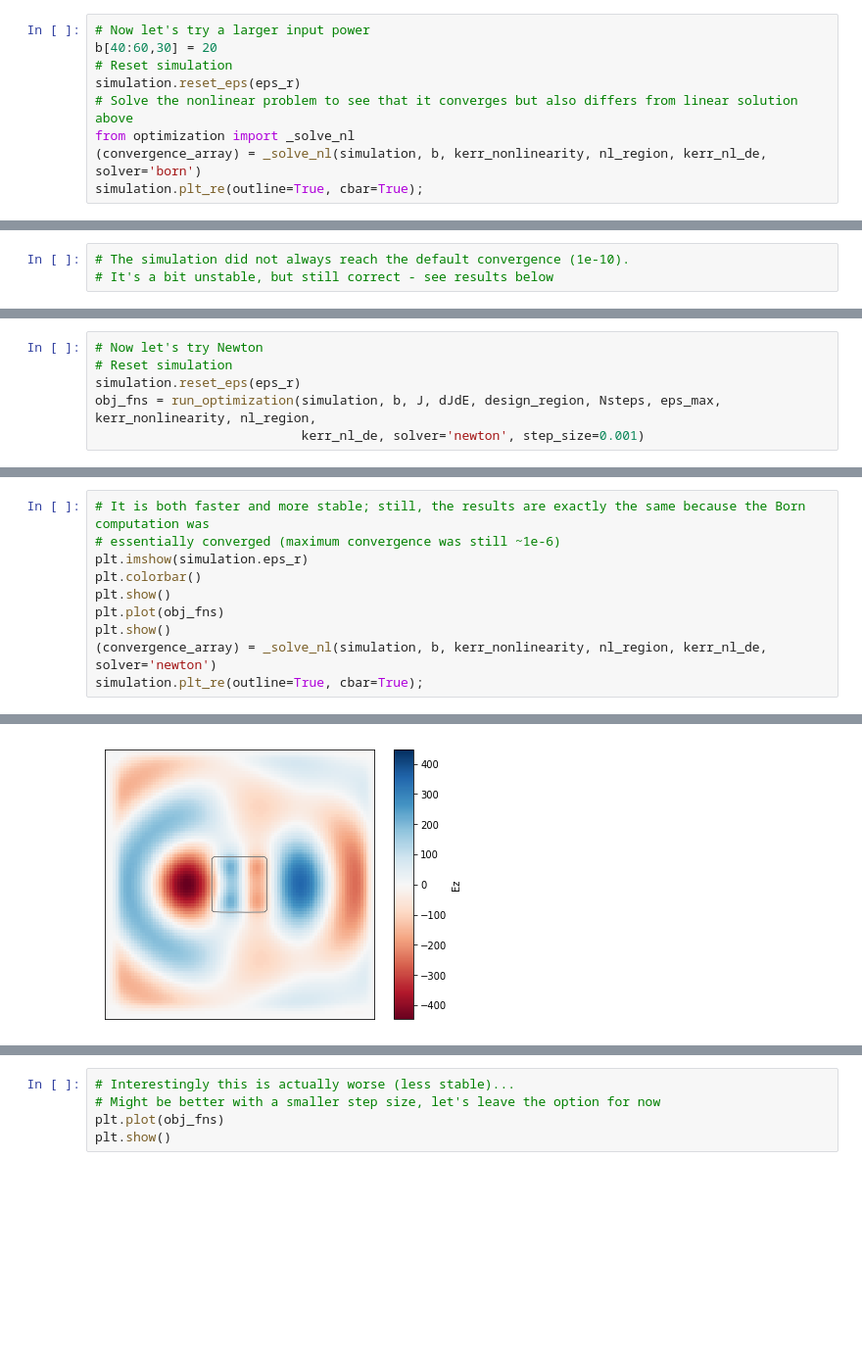
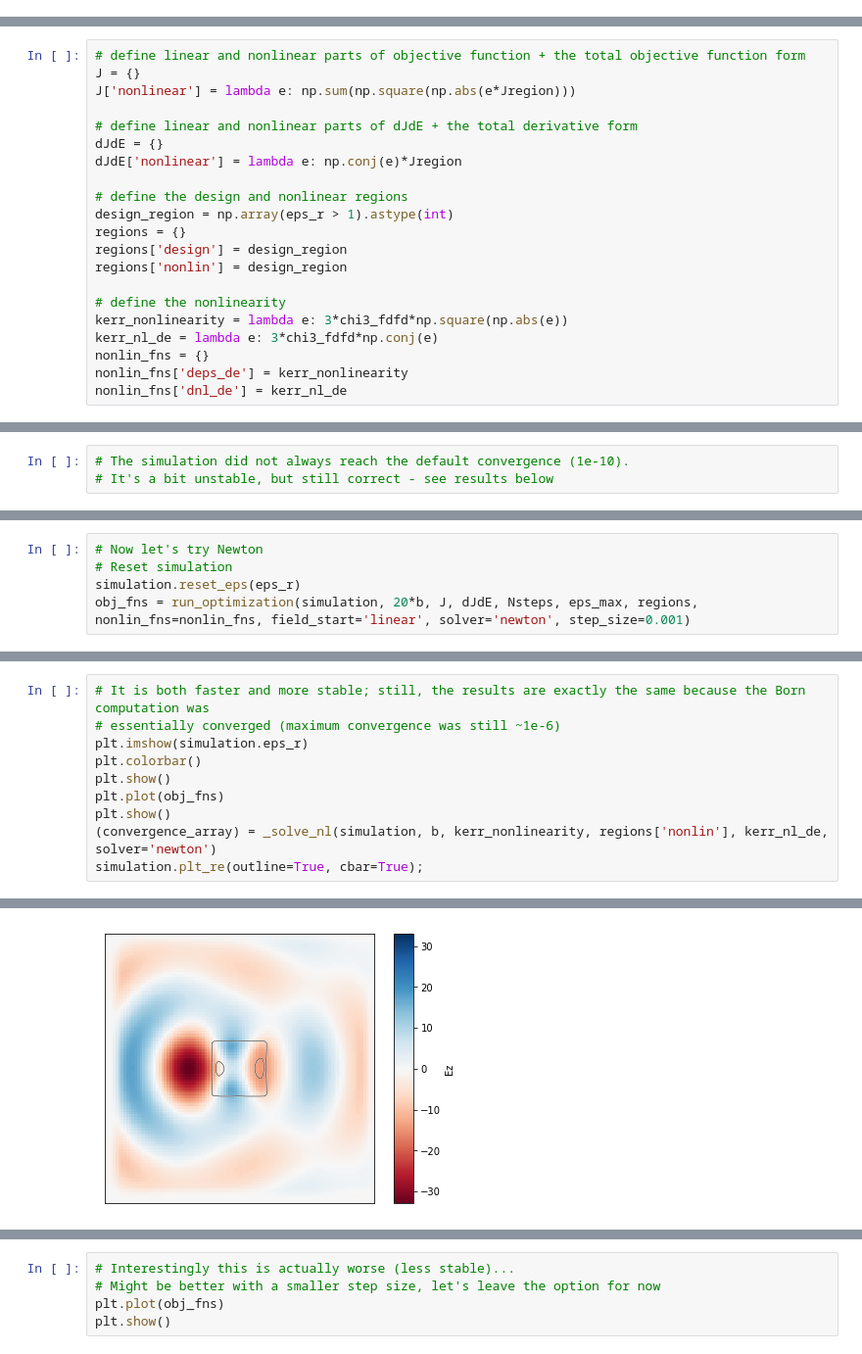
Before and after one commit to fancompute/angler, a Jupyter notebook: Notebooks/optimization.ipynb, the cells around one changed output, grey strips where cells are left out. Shown: that part at 98% size. Saved outputs shown, nothing was run; the diff lists cells and outputs as text; blank space fills up the shorter version.

Commit message:
updated the optimization notebook with new run_opitimization calls

```diff
--- a/Notebooks/optimization.ipynb
+++ b/Notebooks/optimization.ipynb
@@ -133,9 +121,0 @@ plt.show()
-# %%
-# Now let's try a larger input power
-b[40:60,30] = 20
-# Reset simulation
-simulation.reset_eps(eps_r)
-# Solve the nonlinear problem to see that it converges but also differs from linear solution above
-from optimization import _solve_nl
-(convergence_array) = _solve_nl(simulation, b, kerr_nonlinearity, nl_region, kerr_nl_de, solver='born')
-simulation.plt_re(outline=True, cbar=True);
@@ -144,3 +187,24 @@ simulation.plt_re(outline=True, cbar=True);
+# %%
+# define linear and nonlinear parts of objective function + the total objective function form
+J = {}
+J['nonlinear'] = lambda e: np.sum(np.square(np.abs(e*Jregion)))
+
+# define linear and nonlinear parts of dJdE + the total derivative form
+dJdE = {}
+dJdE['nonlinear'] = lambda e: np.conj(e)*Jregion
+
+# define the design and nonlinear regions
+design_region = np.array(eps_r > 1).astype(int)
+regions = {}
+regions['design'] = design_region
+regions['nonlin'] = design_region
+
+# define the nonlinearity
+kerr_nonlinearity = lambda e: 3*chi3_fdfd*np.square(np.abs(e))
+kerr_nl_de = lambda e: 3*chi3_fdfd*np.conj(e)
+nonlin_fns = {}
+nonlin_fns['deps_de'] = kerr_nonlinearity
+nonlin_fns['dnl_de'] = kerr_nl_de
 # %%
 # Reset simulation
 simulation.reset_eps(eps_r)
@@ -183,6 +234,5 @@ simulation.plt_re(outline=True, cbar=True);
 # Now let's try Newton
 # Reset simulation
 simulation.reset_eps(eps_r)
-obj_fns = run_optimization(simulation, b, J, dJdE, design_region, Nsteps, eps_max, kerr_nonlinearity, nl_region,
-                           kerr_nl_de, solver='newton', step_size=0.001)
+obj_fns = run_optimization(simulation, 20*b, J, dJdE, Nsteps, eps_max, regions, nonlin_fns=nonlin_fns, field_start='linear', solver='newton', step_size=0.001)
 # %% [output]
@@ -190,17 +240,17 @@ obj_fns = run_optimization(simulation, b, J, dJdE, design_region, Nsteps, eps_ma
 # %%
 # It is both faster and more stable; still, the results are exactly the same because the Born computation was
 # essentially converged (maximum convergence was still ~1e-6)
 plt.imshow(simulation.eps_r)
 plt.colorbar()
 plt.show()
 plt.plot(obj_fns)
 plt.show()
-(convergence_array) = _solve_nl(simulation, b, kerr_nonlinearity, nl_region, kerr_nl_de, solver='newton')
+(convergence_array) = _solve_nl(simulation, b, kerr_nonlinearity, regions['nonlin'], kerr_nl_de, solver='newton')
 simulation.plt_re(outline=True, cbar=True);
 # %% [output]
 [figure]
 [figure]
-[figure, old version]
+[figure, new version]
 # %%
 # Finally let's try using the "previous" fields instead of starting from the linear solution at every step
 # Reset simulation
```
Also changed, not shown: parts of 28 cells of this notebook, 1 other file.
